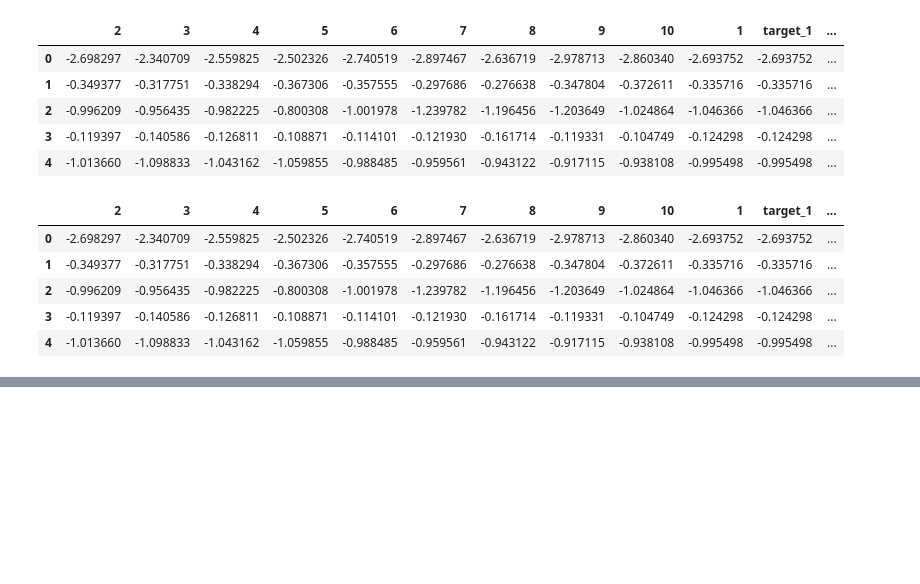
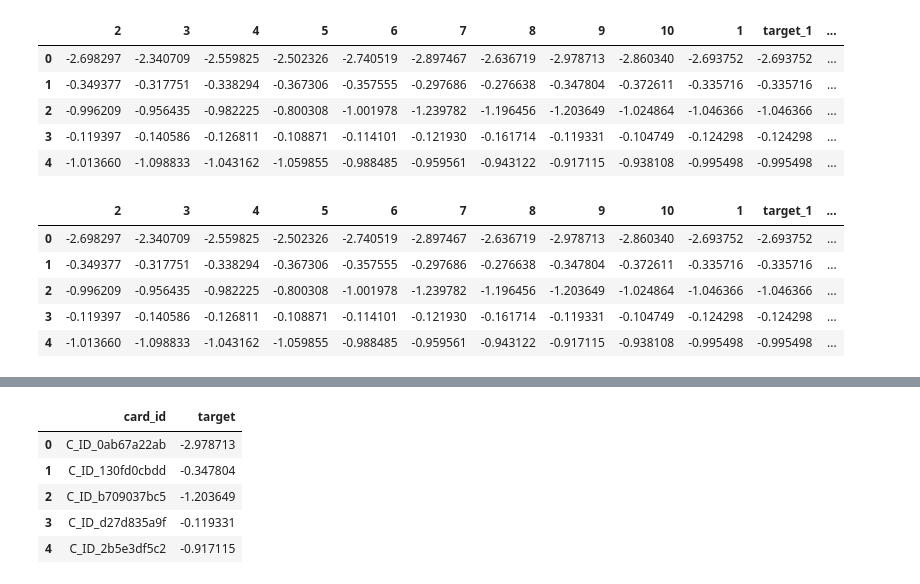
Before and after one commit to BoykoAA/list_lolecs_team, a Jupyter notebook: Elo_Category_Recommendation/Blend_final.ipynb, the cells around one changed output, grey strips where cells are left out. Saved outputs shown, nothing was run; the diff lists cells and outputs as text; code cells hidden in the pictures; blank space fills up the shorter version.

```diff
--- a/Elo_Category_Recommendation/Blend_final.ipynb
+++ b/Elo_Category_Recommendation/Blend_final.ipynb
@@ -106,0 +117,10 @@ df_final.to_csv('subm_blend_full_2.csv', index=False)
+# %%
+best_only_model = pd.read_csv('Blend_subm/submission (1).csv')
+best_only_model.head(5)
+# %% [output]
+|  | card_id | target |
+| 0 | C_ID_0ab67a22ab | -2.978713 |
+| 1 | C_ID_130fd0cbdd | -0.347804 |
+| 2 | C_ID_b709037bc5 | -1.203649 |
+| 3 | C_ID_d27d835a9f | -0.119331 |
+| 4 | C_ID_2b5e3df5c2 | -0.917115 |
```
Also changed, not shown: parts of 3 cells of this notebook.
